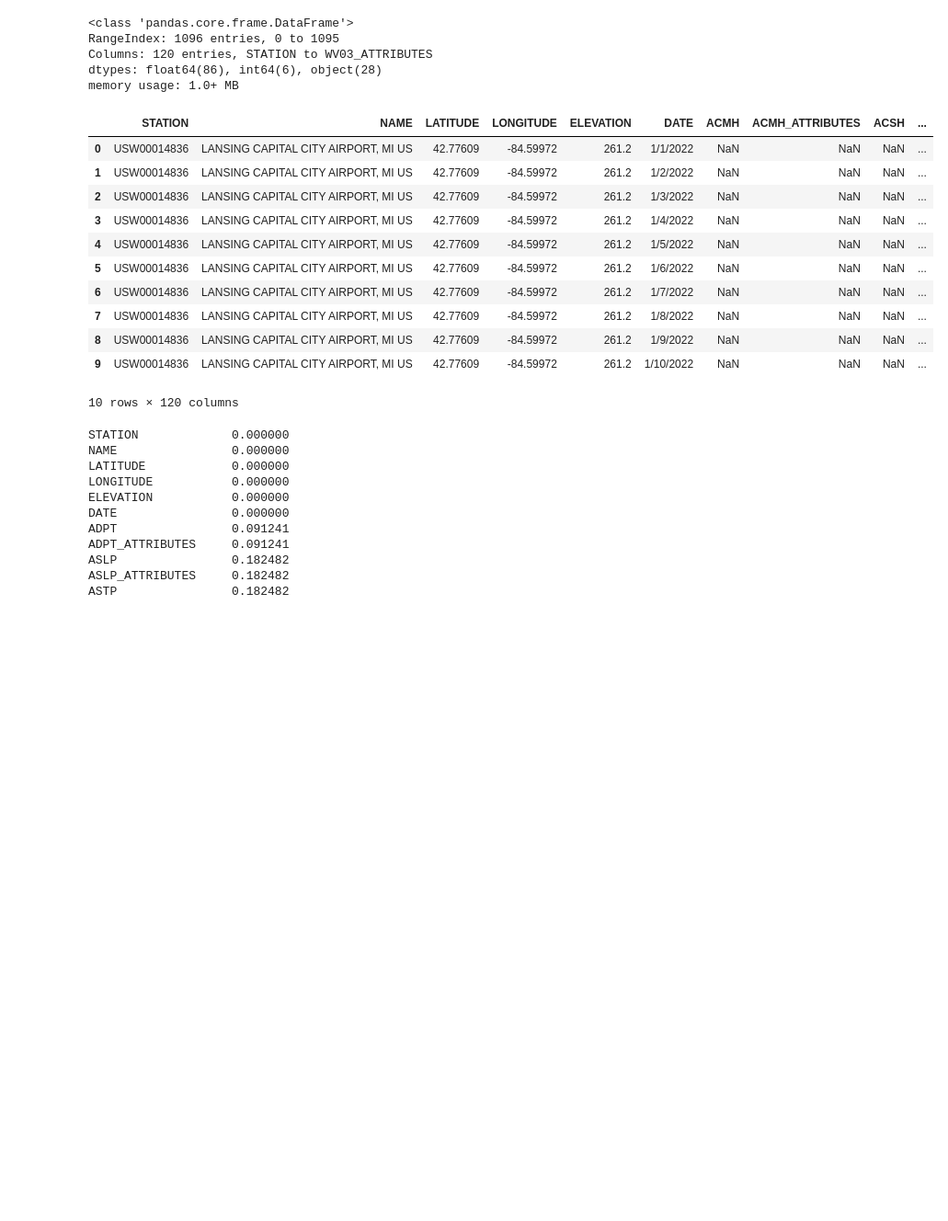
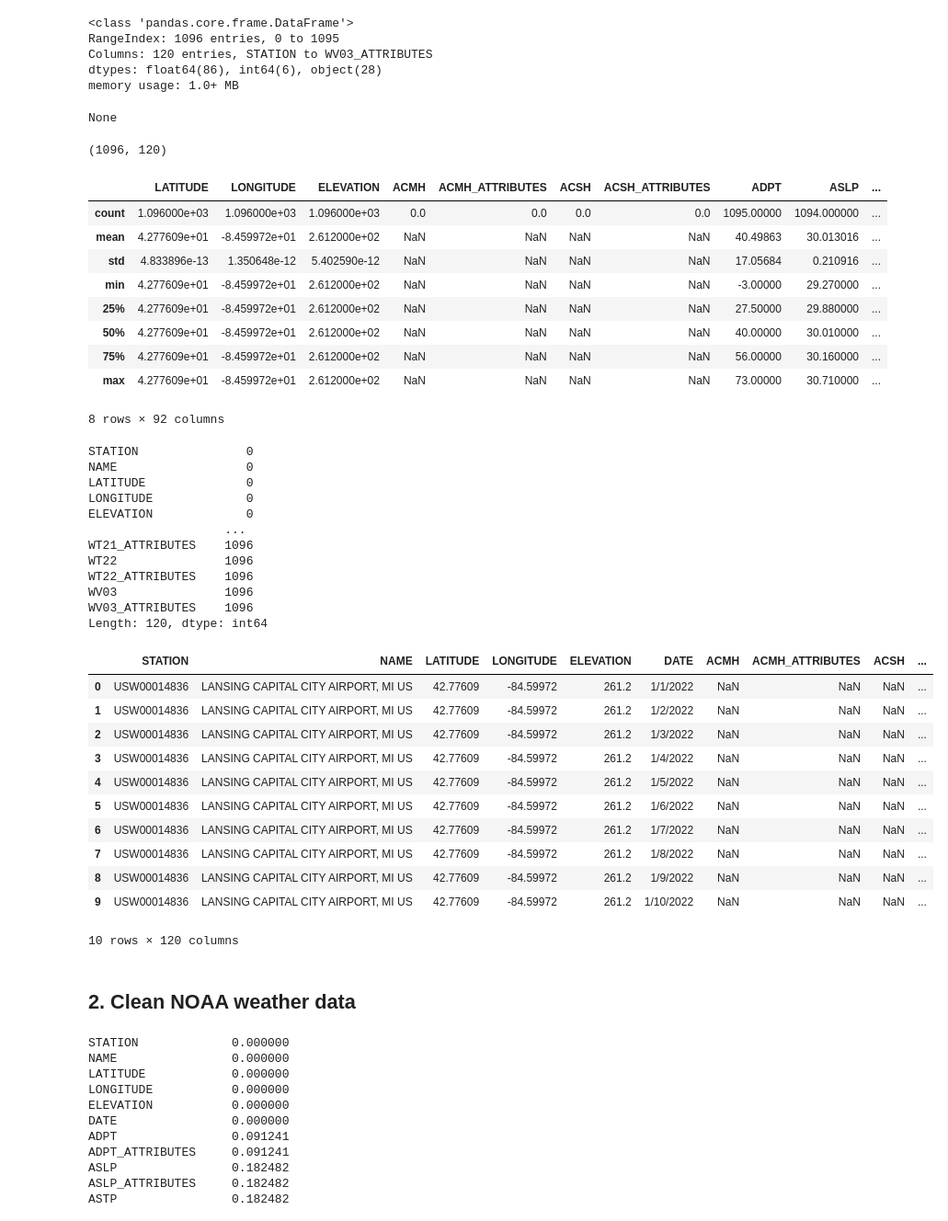
Before and after one commit to AColes322/MI-Electrical-Grid-Analysis, a Jupyter notebook: MIElectricityProject.ipynb, the cells around one changed output. Shown at 92% size. Saved outputs shown, nothing was run; the diff lists cells and outputs as text; code cells hidden in the pictures; blank space fills up the shorter version.

```diff
--- a/MIElectricityProject.ipynb
+++ b/MIElectricityProject.ipynb
@@ -72,34 +111,61 @@ memory usage: 1.4+ MB
 # %%
 # Load NOAA and explore climate data
 
 weather_raw = pd.read_csv("Lansing_Airport_2022_2024.csv")
 
-weather_raw.info()  # Column names, data types, non-null counts - I don't think it did this one
-weather_raw.shape  # (rows, columns)
+display(weather_raw.info()) # Column names, data types, non-null counts
 
-weather_raw.describe()  # Mean, std, min, max, quartiles for numeric columns - I don't think it did this one either
+display(weather_raw.shape)  # (rows, columns)
 
-weather_raw.isnull().sum()  # Count of nulls in each column
+display(weather_raw.describe())  # Mean, std, min, max, quartiles for numeric columns
+
+display(weather_raw.isnull().sum())  # Count of nulls in each column
 
 weather_raw.head(10)
 # %% [output]
 <class 'pandas.core.frame.DataFrame'>
 RangeIndex: 1096 entries, 0 to 1095
 Columns: 120 entries, STATION to WV03_ATTRIBUTES
 dtypes: float64(86), int64(6), object(28)
 memory usage: 1.0+ MB
+None
+(1096, 120)
-|  | STATION | NAME | LATITUDE | LONGITUDE | ELEVATION | DATE | ACMH | ACMH_ATTRIBUTES | ACSH | ... |
-| 0 | USW00014836 | LANSING CAPITAL CITY AIRPORT, MI US | 42.77609 | -84.59972 | 261.2 | 1/1/2022 | NaN | NaN | NaN | ... |
-| 1 | USW00014836 | LANSING CAPITAL CITY AIRPORT, MI US | 42.77609 | -84.59972 | 261.2 | 1/2/2022 | NaN | NaN | NaN | ... |
-| 2 | USW00014836 | LANSING CAPITAL CITY AIRPORT, MI US | 42.77609 | -84.59972 | 261.2 | 1/3/2022 | NaN | NaN | NaN | ... |
-| 3 | USW00014836 | LANSING CAPITAL CITY AIRPORT, MI US | 42.77609 | -84.59972 | 261.2 | 1/4/2022 | NaN | NaN | NaN | ... |
-| 4 | USW00014836 | LANSING CAPITAL CITY AIRPORT, MI US | 42.77609 | -84.59972 | 261.2 | 1/5/2022 | NaN | NaN | NaN | ... |
-| 5 | USW00014836 | LANSING CAPITAL CITY AIRPORT, MI US | 42.77609 | -84.59972 | 261.2 | 1/6/2022 | NaN | NaN | NaN | ... |
-| 6 | USW00014836 | LANSING CAPITAL CITY AIRPORT, MI US | 42.77609 | -84.59972 | 261.2 | 1/7/2022 | NaN | NaN | NaN | ... |
-| 7 | USW00014836 | LANSING CAPITAL CITY AIRPORT, MI US | 42.77609 | -84.59972 | 261.2 | 1/8/2022 | NaN | NaN | NaN | ... |
-| 8 | USW00014836 | LANSING CAPITAL CITY AIRPORT, MI US | 42.77609 | -84.59972 | 261.2 | 1/9/2022 | NaN | NaN | NaN | ... |
-| 9 | USW00014836 | LANSING CAPITAL CITY AIRPORT, MI US | 42.77609 | -84.59972 | 261.2 | 1/10/2022 | NaN | NaN | NaN | ... |
+|  | LATITUDE | LONGITUDE | ELEVATION | ACMH | ACMH_ATTRIBUTES | ACSH | ACSH_ATTRIBUTES | ADPT | ASLP | ... |
+| count | 1.096000e+03 | 1.096000e+03 | 1.096000e+03 | 0.0 | 0.0 | 0.0 | 0.0 | 1095.00000 | 1094.000000 | ... |
+| mean | 4.277609e+01 | -8.459972e+01 | 2.612000e+02 | NaN | NaN | NaN | NaN | 40.49863 | 30.013016 | ... |
+| std | 4.833896e-13 | 1.350648e-12 | 5.402590e-12 | NaN | NaN | NaN | NaN | 17.05684 | 0.210916 | ... |
+| min | 4.277609e+01 | -8.459972e+01 | 2.612000e+02 | NaN | NaN | NaN | NaN | -3.00000 | 29.270000 | ... |
+| 25% | 4.277609e+01 | -8.459972e+01 | 2.612000e+02 | NaN | NaN | NaN | NaN | 27.50000 | 29.880000 | ... |
+| 50% | 4.277609e+01 | -8.459972e+01 | 2.612000e+02 | NaN | NaN | NaN | NaN | 40.00000 | 30.010000 | ... |
+| 75% | 4.277609e+01 | -8.459972e+01 | 2.612000e+02 | NaN | NaN | NaN | NaN | 56.00000 | 30.160000 | ... |
+| max | 4.277609e+01 | -8.459972e+01 | 2.612000e+02 | NaN | NaN | NaN | NaN | 73.00000 | 30.710000 | ... |
-10 rows × 120 columns
+8 rows × 92 columns
+STATION               0
+NAME                  0
+LATITUDE              0
+LONGITUDE             0
+ELEVATION             0
+                   ...
+WT21_ATTRIBUTES    1096
+WT22               1096
+WT22_ATTRIBUTES    1096
+WV03               1096
+WV03_ATTRIBUTES    1096
+Length: 120, dtype: int64
+|  | STATION | NAME | LATITUDE | LONGITUDE | ELEVATION | DATE | ACMH | ACMH_ATTRIBUTES | ACSH | ... |
+| 0 | USW00014836 | LANSING CAPITAL CITY AIRPORT, MI US | 42.77609 | -84.59972 | 261.2 | 1/1/2022 | NaN | NaN | NaN | ... |
+| 1 | USW00014836 | LANSING CAPITAL CITY AIRPORT, MI US | 42.77609 | -84.59972 | 261.2 | 1/2/2022 | NaN | NaN | NaN | ... |
+| 2 | USW00014836 | LANSING CAPITAL CITY AIRPORT, MI US | 42.77609 | -84.59972 | 261.2 | 1/3/2022 | NaN | NaN | NaN | ... |
+| 3 | USW00014836 | LANSING CAPITAL CITY AIRPORT, MI US | 42.77609 | -84.59972 | 261.2 | 1/4/2022 | NaN | NaN | NaN | ... |
+| 4 | USW00014836 | LANSING CAPITAL CITY AIRPORT, MI US | 42.77609 | -84.59972 | 261.2 | 1/5/2022 | NaN | NaN | NaN | ... |
+| 5 | USW00014836 | LANSING CAPITAL CITY AIRPORT, MI US | 42.77609 | -84.59972 | 261.2 | 1/6/2022 | NaN | NaN | NaN | ... |
+| 6 | USW00014836 | LANSING CAPITAL CITY AIRPORT, MI US | 42.77609 | -84.59972 | 261.2 | 1/7/2022 | NaN | NaN | NaN | ... |
+| 7 | USW00014836 | LANSING CAPITAL CITY AIRPORT, MI US | 42.77609 | -84.59972 | 261.2 | 1/8/2022 | NaN | NaN | NaN | ... |
+| 8 | USW00014836 | LANSING CAPITAL CITY AIRPORT, MI US | 42.77609 | -84.59972 | 261.2 | 1/9/2022 | NaN | NaN | NaN | ... |
+| 9 | USW00014836 | LANSING CAPITAL CITY AIRPORT, MI US | 42.77609 | -84.59972 | 261.2 | 1/10/2022 | NaN | NaN | NaN | ... |
+10 rows × 120 columns
+# %% [markdown]
+## 2. Clean NOAA weather data
 # %%
 # Remove empty or unnecessary columns from NOAA data
 
```
Also changed, not shown: parts of 32 cells of this notebook, 3 other files.
